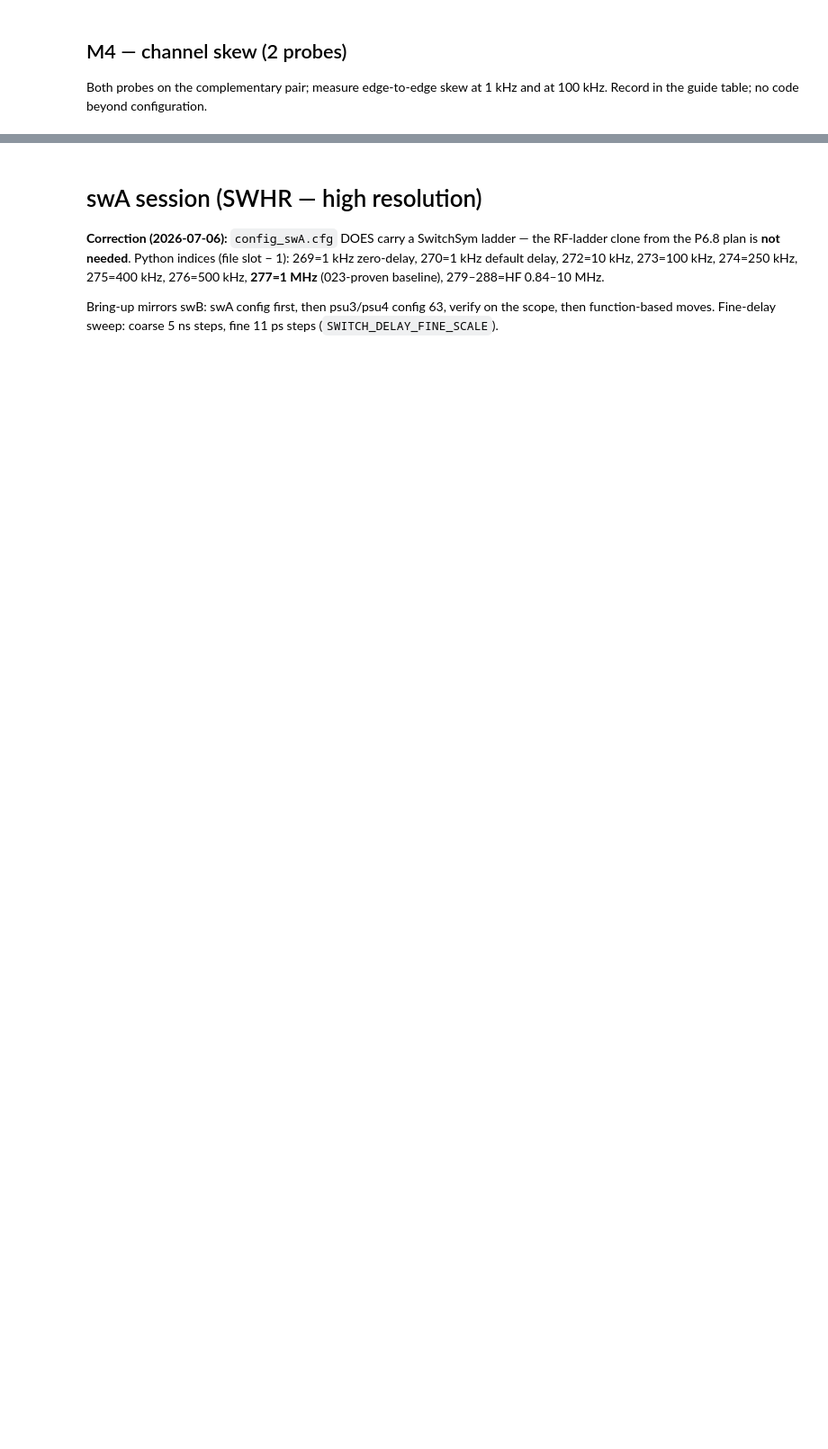
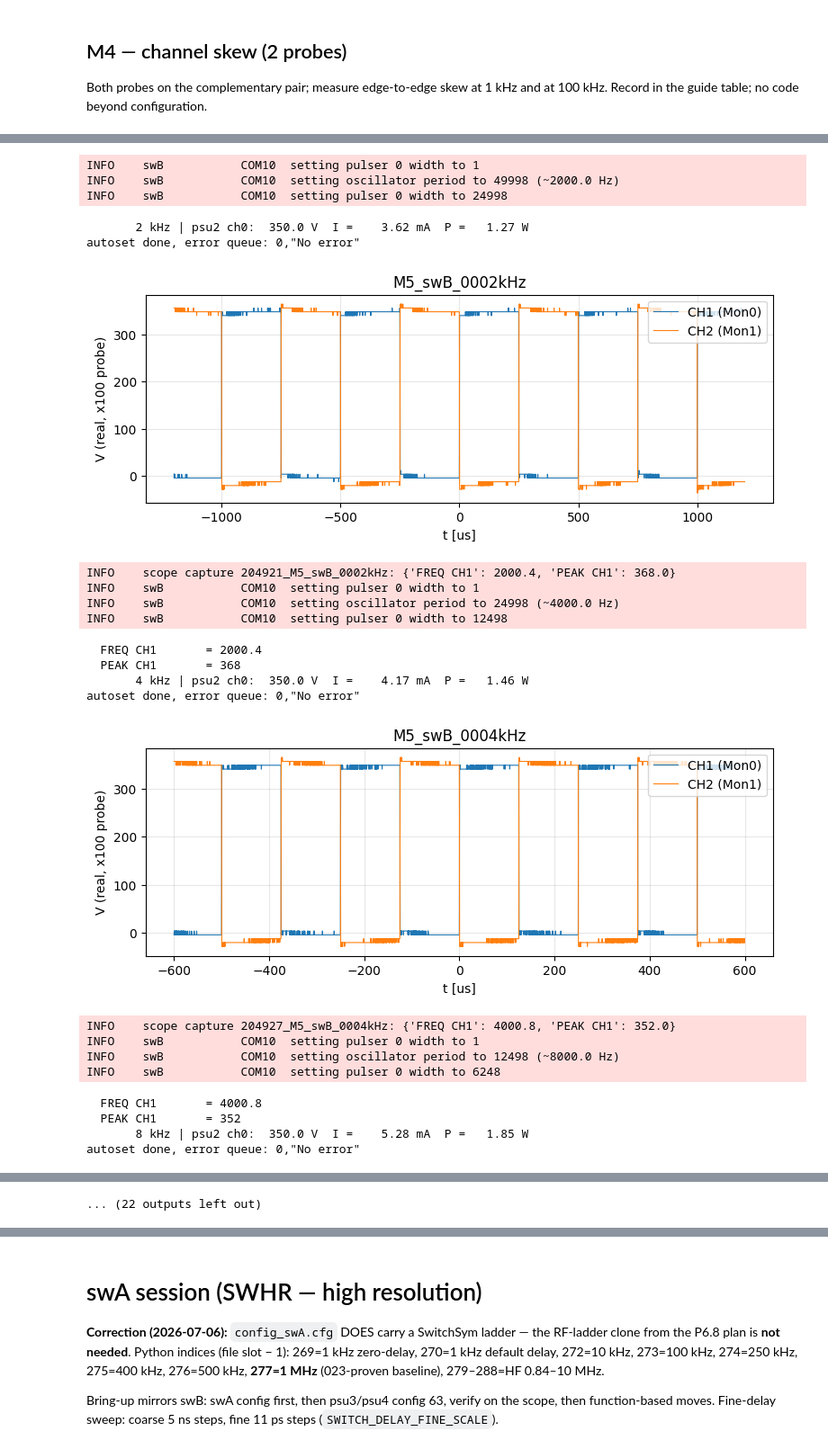
Before and after one commit to beambuilder/esibd_bs, a Jupyter notebook: debugging/notebooks/025_switch_campaign.ipynb, the cells around one changed output, grey strips where cells are left out. Shown at 90% size. Drawn from its saved outputs; the diff is of its cells as text; code cells hidden in the pictures; blank space fills up the shorter version.

```diff
--- a/debugging/notebooks/025_switch_campaign.ipynb
+++ b/debugging/notebooks/025_switch_campaign.ipynb
@@ -738,30 +984,65 @@ where the envelope closes. The watchdog's step-down IS the data point.
 # %%
 # campaign.ramp_frequency has no width re-fit -> duty would drift with
 # frequency; the swB envelope loop therefore steps explicitly through
 # the same doubling ladder with swb_set_frequency + watchdog per step.
+# Per step (guide 4A-M5 columns): I + P printed, AUTO + capture saved.
+# No ENTER pauses - fill the table from the cell output afterwards.
 ENVELOPE_TARGET_KHZ = 1000.0
 steps, f = [], RAMP_FREQ_KHZ
 while f < ENVELOPE_TARGET_KHZ:
     f = min(f * 2.0, ENVELOPE_TARGET_KHZ)
     steps.append(f)
 f_now = RAMP_FREQ_KHZ
 try:
     for f in steps:
         # CHANGE swB: frequency -> f (width re-fit to 50 %), watchdog
         # after every step (its step-down IS the data point)
         swb_set_frequency(f)
         f_now = f
         time.sleep(DWELL_S)
-        if dog.check():
+        breaches = dog.check()
+        if breaches:
+            b = breaches[0]
+            print(f"{f_now:8g} kHz | WATCHDOG: {b['current_ma']:.1f} mA / "
+                  f"{b['power_w']:.1f} W at breach (setpoint stepped down)")
+        else:
+            with psu2.thread_lock:
+                _, v_now, i_a, _ = psu2.get_psu_data(psu2.PSU_POS)
+            print(f"{f_now:8g} kHz | psu2 ch0: {v_now:6.1f} V  "
+                  f"I = {i_a * 1000.0:7.2f} mA  P = {v_now * i_a:6.2f} W")
+        scope_autoset()
+        scope_capture(f"M5_swB_{f_now:04.0f}kHz",
+                      meas=(("FREQ", "CH1"), ("PEAK", "CH1")))
+        if breaches:
             raise WatchdogBreach(
                 f"frequency ramp stopped at {f_now:g} kHz (watchdog breach)")
-        print(f"{f_now:8g} kHz clear")
     print(f"envelope open up to {f_now:g} kHz at this amplitude")
 except WatchdogBreach as e:
     print(f"ENVELOPE EDGE: {e}")
 finally:
-    status, i_ma = psu2.get_psu0_output_current()
-    print(f"psu2 ch0 current now: {i_ma:.1f} mA")
-    scope_capture("M5_swB_envelope", meas=(("FREQ", "CH1"), ("PEAK", "CH1")))
     # CHANGE swB: park at 1 kHz, 50 % duty
     swb_set_frequency(RAMP_FREQ_KHZ)
+# %% [output]
+INFO    swB           COM10  setting pulser 0 width to 1
+INFO    swB           COM10  setting oscillator period to 49998 (~2000.0 Hz)
+INFO    swB           COM10  setting pulser 0 width to 24998
+       2 kHz | psu2 ch0:  350.0 V  I =    3.62 mA  P =   1.27 W
+autoset done, error queue: 0,"No error"
+[figure, added]
+INFO    scope capture 204921_M5_swB_0002kHz: {'FREQ CH1': 2000.4, 'PEAK CH1': 368.0}
+INFO    swB           COM10  setting pulser 0 width to 1
+INFO    swB           COM10  setting oscillator period to 24998 (~4000.0 Hz)
+INFO    swB           COM10  setting pulser 0 width to 12498
+  FREQ CH1       = 2000.4
+  PEAK CH1       = 368
+       4 kHz | psu2 ch0:  350.0 V  I =    4.17 mA  P =   1.46 W
+autoset done, error queue: 0,"No error"
+[figure, added]
+INFO    scope capture 204927_M5_swB_0004kHz: {'FREQ CH1': 4000.8, 'PEAK CH1': 352.0}
+INFO    swB           COM10  setting pulser 0 width to 1
+INFO    swB           COM10  setting oscillator period to 12498 (~8000.0 Hz)
+INFO    swB           COM10  setting pulser 0 width to 6248
+  FREQ CH1       = 4000.8
+  PEAK CH1       = 352
+       8 kHz | psu2 ch0:  350.0 V  I =    5.28 mA  P =   1.85 W
+autoset done, error queue: 0,"No error"
@@ -768,3 +1059,4 @@ finally:
+... (22 outputs left out)
 # %%
 # swB block teardown -> STANDBY CONFIGS (user rule: standby configs back
 # after every finished test). PSUs first, then the switch — python 0 =
```
Also changed, not shown: parts of 32 cells of this notebook, 4 other files.
